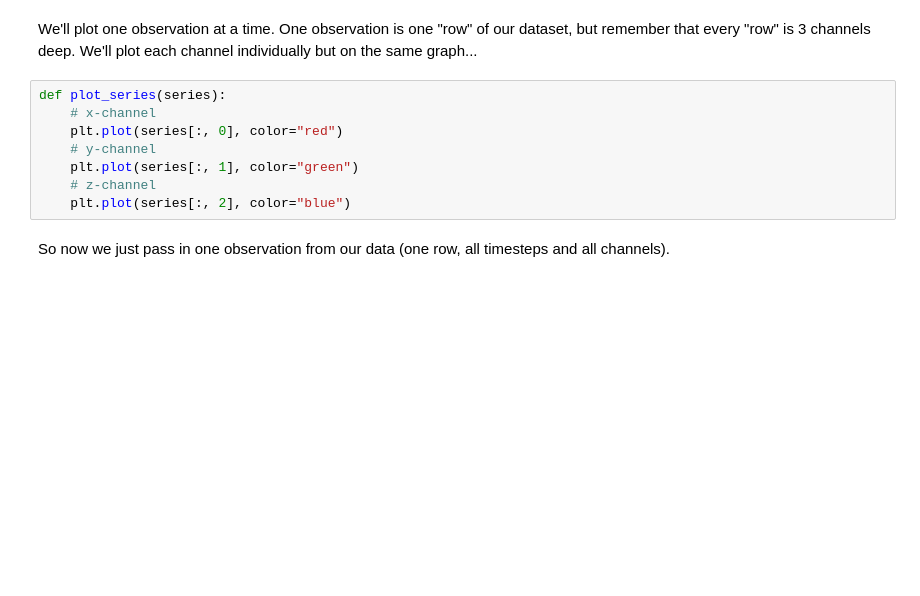
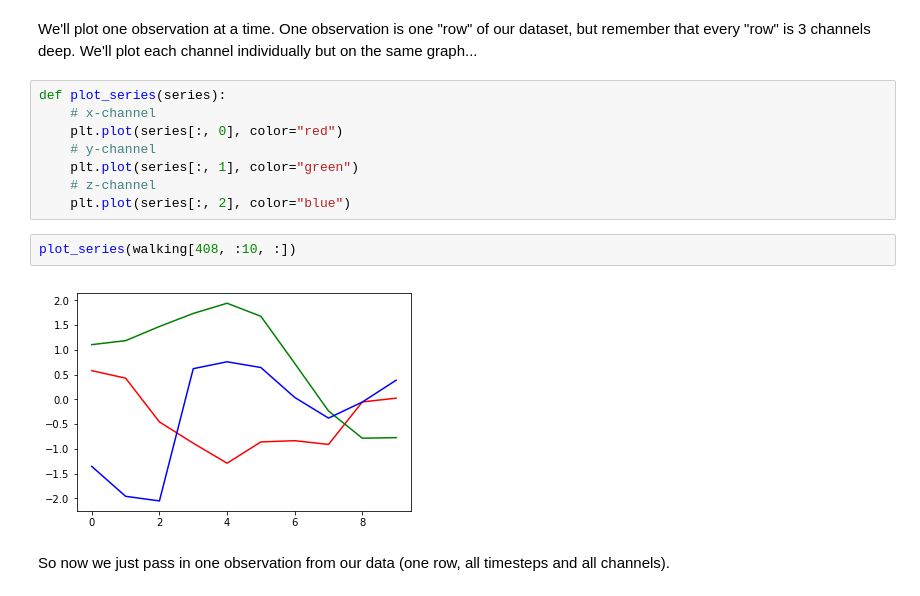
Before and after one commit to owenjonesuob/keras-workshop, a Jupyter notebook: deep_learning_with_keras_python.ipynb, the cells around one changed output. Saved outputs shown, nothing was run; the diff lists cells and outputs as text; blank space fills up the shorter version.

```diff
--- a/deep_learning_with_keras_python.ipynb
+++ b/deep_learning_with_keras_python.ipynb
@@ -212,6 +216,10 @@ def plot_series(series):
     plt.plot(series[:, 1], color="green")
     # z-channel
     plt.plot(series[:, 2], color="blue")
+# %%
+plot_series(walking[408, :10, :])
+# %% [output]
+[figure, added]
 # %% [markdown]
 So now we just pass in one observation from our data (one row, all timesteps and all channels).
 # %%
```
Also changed, not shown: parts of 6 cells of this notebook, 1 other file.
